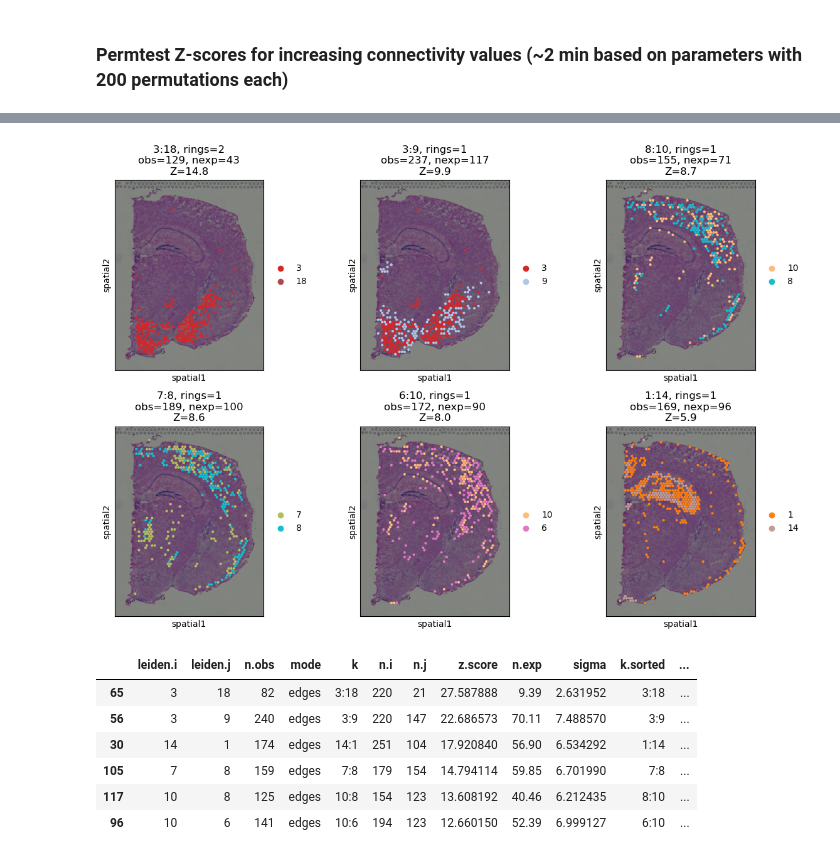
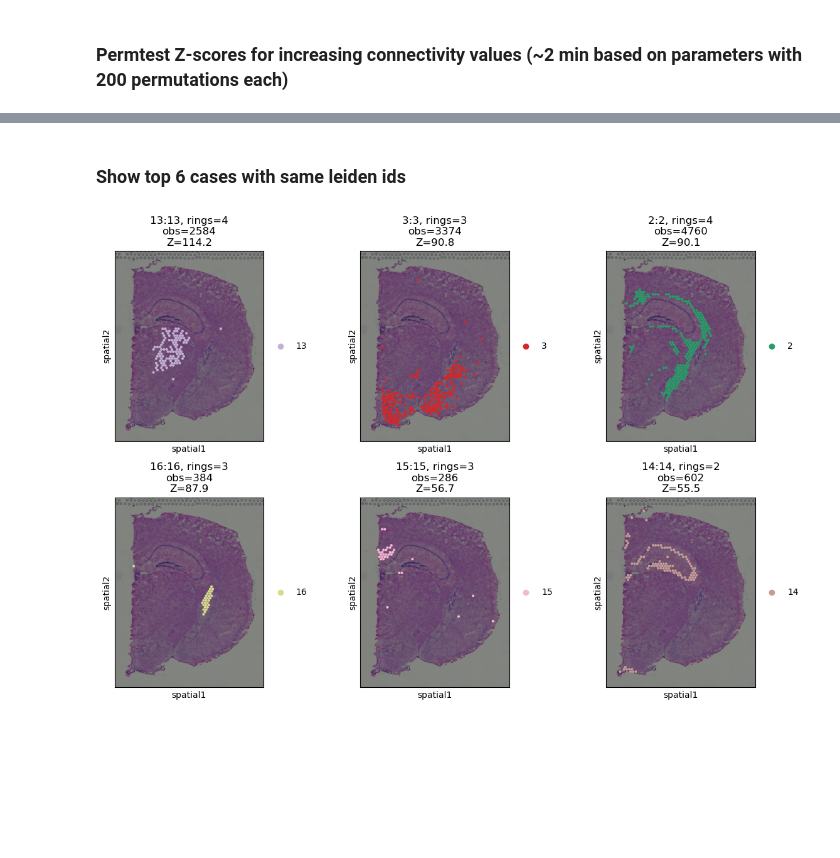
Before and after one commit to scverse/squidpy, a Jupyter notebook: notebooks/permutation_test.ipynb, the cells around one changed output, grey strips where cells are left out. Drawn from its saved outputs; the diff is of its cells as text; code cells hidden in the pictures; blank space fills up the shorter version.

```diff
--- a/notebooks/permutation_test.ipynb
+++ b/notebooks/permutation_test.ipynb
@@ -174,4 +161,0 @@ Please consider a high permutation value for reliable Z-score estimates (>500)..
-# %%
-rcParams['figure.dpi'] = 100
-rcParams['figure.figsize'] = [10, 5]
-plot_zscores(nodes, title='nodes')
@@ -229,0 +189,28 @@ plot_permtest_complex(res)
+# %%
+
+res = []
+for n_rings in range(1, 5):
+    spatial_connectivity(adata, n_rings=n_rings)
+    conn = adata.obsp['spatial_connectivities']
+
+
+    nhood_enrichment(adata, cluster_key='leiden', n_perms=n_permutations)
+    nodes = adata.uns['leiden_nhood_enrichment']
+
+    df = pd.DataFrame(nodes['count']).reset_index().melt(id_vars='index')
+    z = pd.DataFrame(nodes['zscore']).reset_index().melt(id_vars='index')
+
+
+    df = pd.concat([df, z[z.columns[-1:]]], axis=1)
+    df.columns = ['leiden.i', 'leiden.j', 'n.obs', 'z.score']
+
+    df['k'] = (np.where(df['leiden.i'].astype(int) > df['leiden.j'].astype(int), df['leiden.i'].astype(str), df['leiden.j'].astype(str)) + ":" +
+               np.where(df['leiden.j'].astype(int) > df['leiden.i'].astype(int), df['leiden.i'].astype(str), df['leiden.j'].astype(str)))
+    df = df.drop_duplicates('k')
+
+    df['n.rings'] = n_rings
+    res.append(df)
+res = pd.concat(res)
+# %%
+res['n.perm'] = n_permutations
+res['k'] = res['leiden.i'].astype(str) + ":" + res['leiden.j'].astype(str)
@@ -258,6 +254,0 @@ res[res['mode'] == 'edges'].sort_values('z.score', ascending=False).drop_duplica
-# %%
-settest = {'3', '18'}
-rcParams['figure.dpi'] = 90
-rcParams['figure.figsize'] = [5, 5]
-adata.obs['leiden.query'] = np.where(adata.obs['leiden'].isin(settest), adata.obs['leiden'], 'others');
-sc.pl.spatial(adata, color ="leiden", groups=settest, size=1.5)
@@ -269,14 +261,6 @@ sc.pl.spatial(adata, color ="leiden", groups=settest, size=1.5)
+# %% [markdown]
+### Show top 6 cases with same leiden ids
 # %%
-show_top6(adata, res, by='nodes')
+show_top6(adata, res)
 # %% [output]
-[figure, old version]
+[figure, new version]
-# %%
-res[(res['mode'] == 'edges') & (res['n.rings'] == 1)].sort_values('z.score', ascending=False).drop_duplicates('k.sorted').head(6)
-# %% [output]
-|  | leiden.i | leiden.j | n.obs | mode | k | n.i | n.j | z.score | n.exp | sigma | k.sorted | ... |
-| 65 | 3 | 18 | 82 | edges | 3:18 | 220 | 21 | 27.587888 | 9.39 | 2.631952 | 3:18 | ... |
-| 56 | 3 | 9 | 240 | edges | 3:9 | 220 | 147 | 22.686573 | 70.11 | 7.488570 | 3:9 | ... |
-| 30 | 14 | 1 | 174 | edges | 14:1 | 251 | 104 | 17.920840 | 56.90 | 6.534292 | 1:14 | ... |
-| 105 | 7 | 8 | 159 | edges | 7:8 | 179 | 154 | 14.794114 | 59.85 | 6.701990 | 7:8 | ... |
-| 117 | 10 | 8 | 125 | edges | 10:8 | 154 | 123 | 13.608192 | 40.46 | 6.212435 | 8:10 | ... |
-| 96 | 10 | 6 | 141 | edges | 10:6 | 194 | 123 | 12.660150 | 52.39 | 6.999127 | 6:10 | ... |
```
Also changed, not shown: parts of 28 cells of this notebook.
